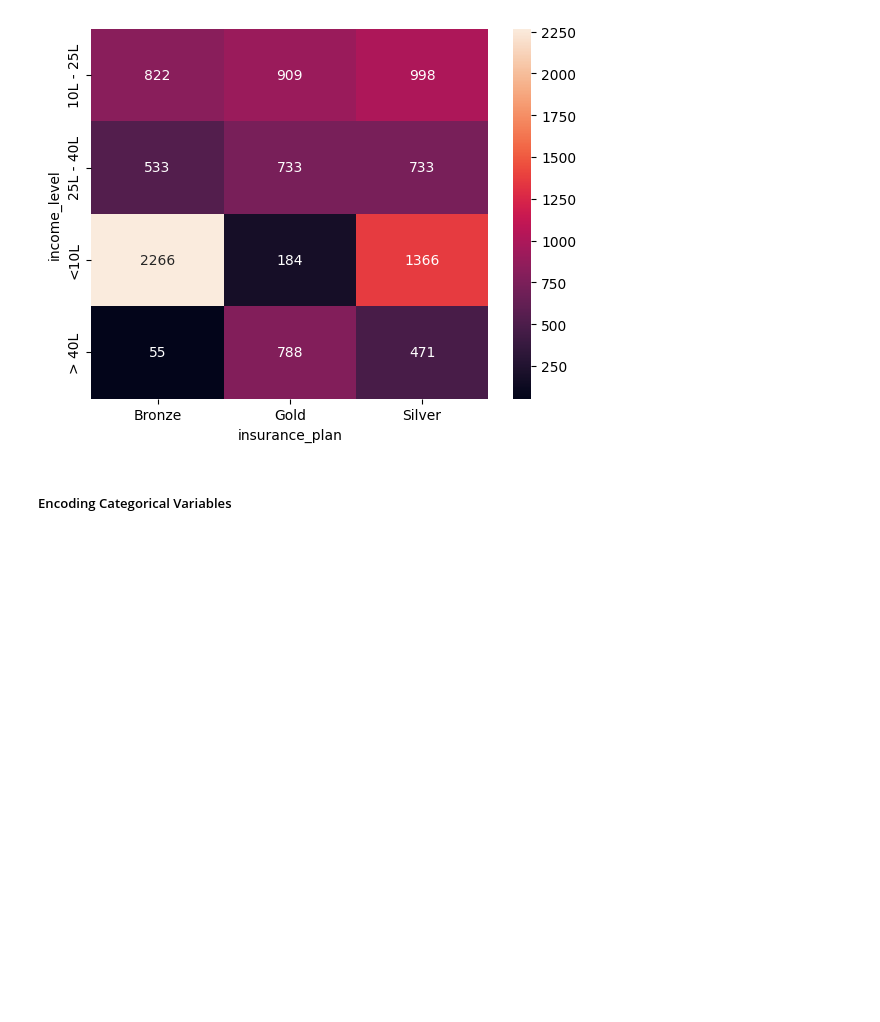
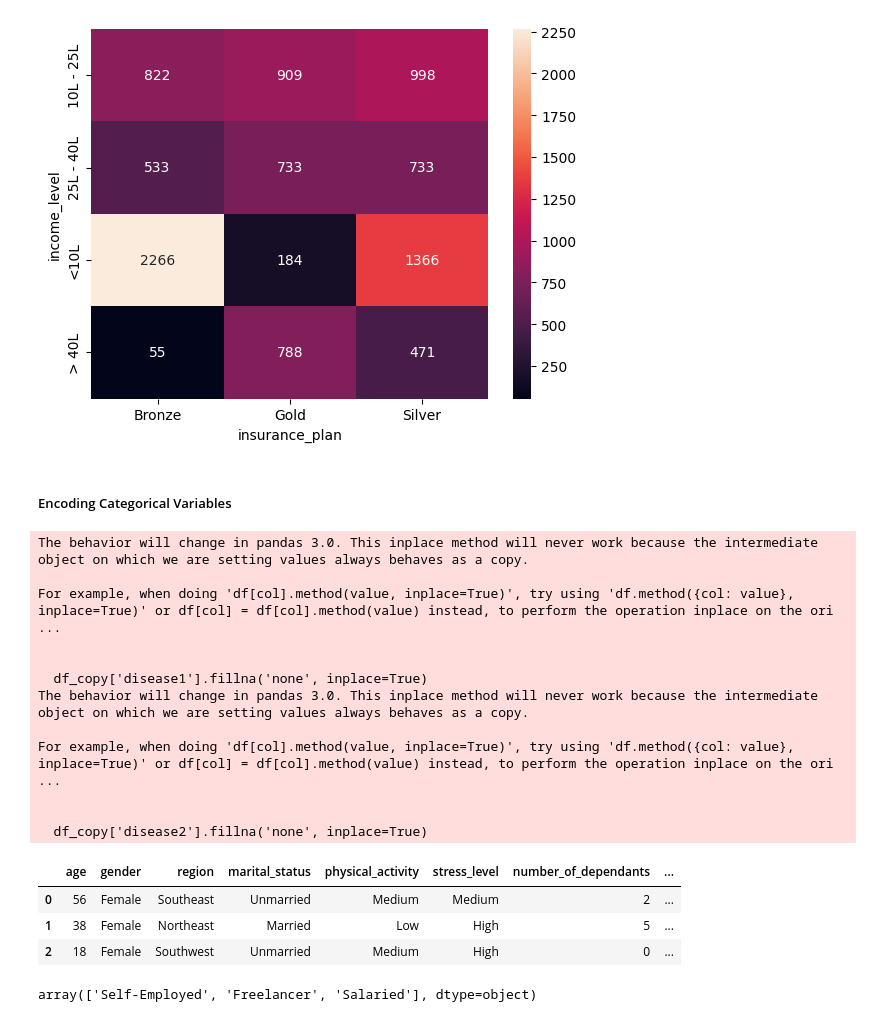
Before and after one commit to gianlucapes/health_care_premium, a Jupyter notebook: notebook/ml_premium_life_style.ipynb, the cells around one changed output. Drawn from its saved outputs; the diff is of its cells as text; code cells hidden in the pictures; blank space fills up the shorter version.

```diff
--- a/notebook/ml_premium_life_style.ipynb
+++ b/notebook/ml_premium_life_style.ipynb
@@ -350,14 +363,53 @@ plt.show()
 [figure]
 # %% [markdown]
 ##### Encoding Categorical Variables
+# %%
+risk_scores={
+    "Diabetes":6,
+    "Heart disease":8,
+    "High blood pressure":6,
+    "Thyroid":5,
+    "No Disease":0,
+    "None":0
+}
+df_copy[["disease1","disease2"]]=df_copy["medical_history"].str.split(" & ",expand=True).apply(lambda x: x.str.lower())
 # %%
-risk_scores={
-    "Diabetes":6,
-    "Heart disease":8,
-    "High blood pressure":6,
-    "Thyroid":5,
-    "No Disease":0,
-    "None":0
+risk_scores = {
+    "diabetes": 6,
+    "heart disease": 8,
+    "high blood pressure":6,
+    "thyroid": 5,
+    "no disease": 0,
+    "none":0
 }
-df2[["disease1","disease2"]]=df2["medical_history"].str.split(" & ",expand=True).apply(lambda x: x.str.lower())
-df2.head(10)
+
+df_copy[["disease1","disease2"]]=df_copy["medical_history"].str.split(" & ",expand=True).apply(lambda x: x.str.lower())
+df_copy['disease1'].fillna('none', inplace=True)
+df_copy['disease2'].fillna('none', inplace=True)
+df_copy['total_risk_score'] = 0
+
+for disease in ['disease1', 'disease2']:
+    df_copy['total_risk_score'] += df_copy[disease].map(risk_scores)
+
+# Normalize the risk score to a range of 0 to 1
+max_score = df_copy['total_risk_score'].max()
+min_score = df_copy['total_risk_score'].min()
+df_copy['normalized_risk_score'] = (df_copy['total_risk_score'] - min_score) / (max_score - min_score)
+df_copy.head(3)
+# %% [output]
+The behavior will change in pandas 3.0. This inplace method will never work because the intermediate object on which we are setting values always behaves as a copy.
+
+For example, when doing 'df[col].method(value, inplace=True)', try using 'df.method({col: value}, inplace=True)' or df[col] = df[col].method(value) instead, to perform the operation inplace on the ori ...
+
+
+  df_copy['disease1'].fillna('none', inplace=True)
+The behavior will change in pandas 3.0. This inplace method will never work because the intermediate object on which we are setting values always behaves as a copy.
+
+For example, when doing 'df[col].method(value, inplace=True)', try using 'df.method({col: value}, inplace=True)' or df[col] = df[col].method(value) instead, to perform the operation inplace on the ori ...
+
+
+  df_copy['disease2'].fillna('none', inplace=True)
+|  | age | gender | region | marital_status | physical_activity | stress_level | number_of_dependants | ... |
+| 0 | 56 | Female | Southeast | Unmarried | Medium | Medium | 2 | ... |
+| 1 | 38 | Female | Northeast | Married | Low | High | 5 | ... |
+| 2 | 18 | Female | Southwest | Unmarried | Medium | High | 0 | ... |
@@ -363,0 +429,4 @@ df2.head(10)
+# %%
+df_copy["employment_status"].unique()
+# %% [output]
+array(['Self-Employed', 'Freelancer', 'Salaried'], dtype=object)
```
Also changed, not shown: parts of 11 cells of this notebook.
